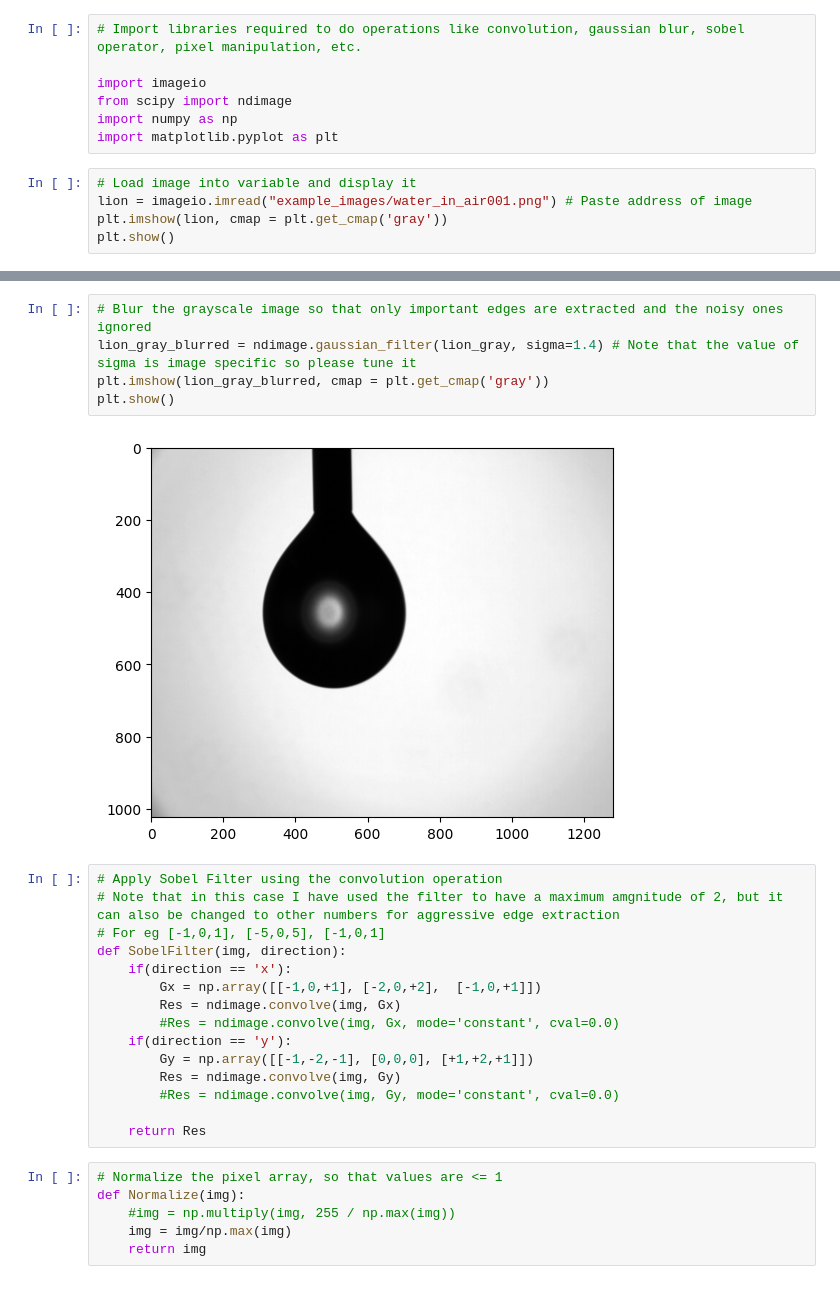
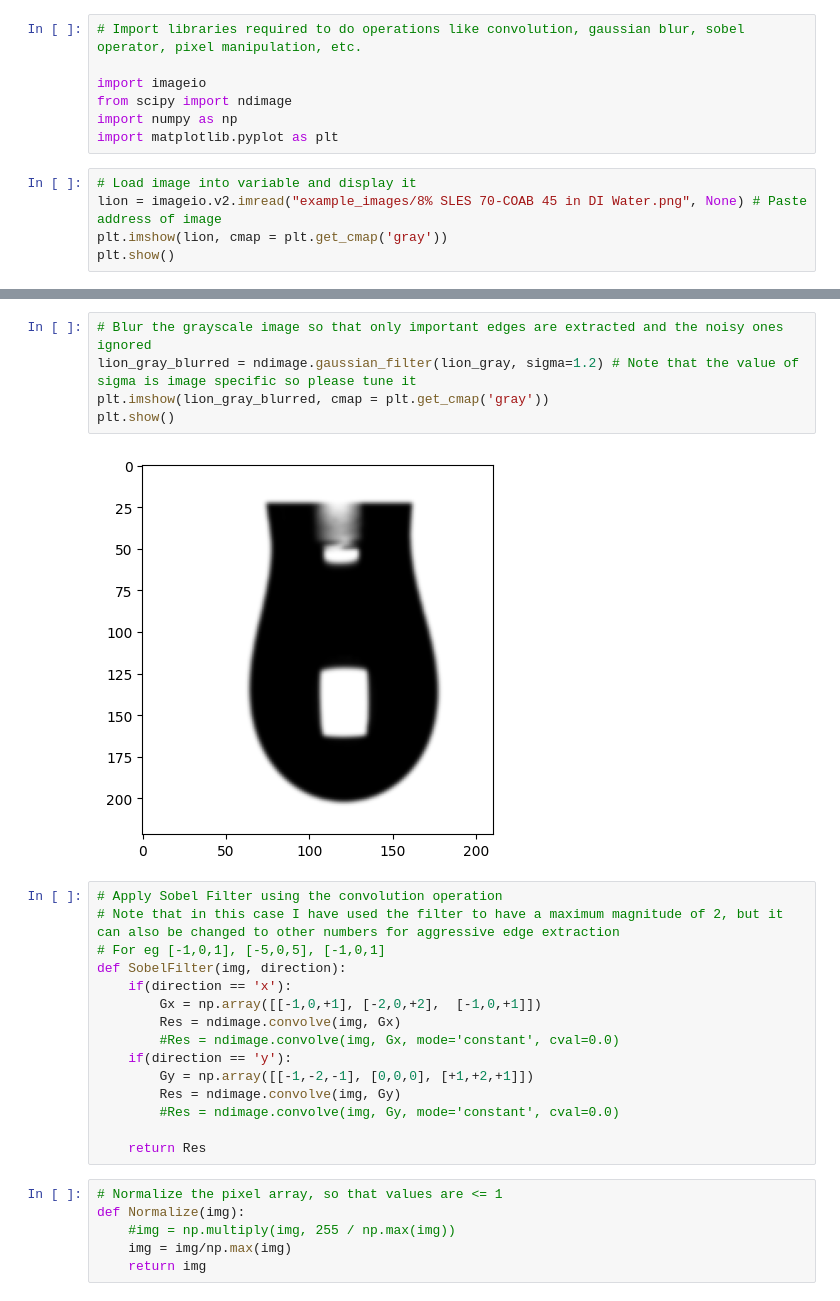
Before and after one commit to DmitriLyalikov/pdt-extract, a Jupyter notebook: Canny Edge Detector.ipynb, the cells around one changed output, grey strips where cells are left out. Drawn from its saved outputs; the diff is of its cells as text.

```diff
--- a/Canny Edge Detector.ipynb
+++ b/Canny Edge Detector.ipynb
@@ -7,7 +7,7 @@ import numpy as np
 import matplotlib.pyplot as plt
 # %%
 # Load image into variable and display it
-lion = imageio.imread("example_images/water_in_air001.png") # Paste address of image
+lion = imageio.v2.imread("example_images/8% SLES 70-COAB 45 in DI Water.png", None) # Paste address of image
 plt.imshow(lion, cmap = plt.get_cmap('gray'))
 plt.show()
 # %% [output]
@@ -23,13 +23,13 @@ plt.show()
 # %%
 # Blur the grayscale image so that only important edges are extracted and the noisy ones ignored
-lion_gray_blurred = ndimage.gaussian_filter(lion_gray, sigma=1.4) # Note that the value of sigma is image specific so please tune it
+lion_gray_blurred = ndimage.gaussian_filter(lion_gray, sigma=1.2) # Note that the value of sigma is image specific so please tune it
 plt.imshow(lion_gray_blurred, cmap = plt.get_cmap('gray'))
 plt.show()
 # %% [output]
-[figure, old version]
+[figure, new version]
 # %%
 # Apply Sobel Filter using the convolution operation
-# Note that in this case I have used the filter to have a maximum amgnitude of 2, but it can also be changed to other numbers for aggressive edge extraction
+# Note that in this case I have used the filter to have a maximum magnitude of 2, but it can also be changed to other numbers for aggressive edge extraction
 # For eg [-1,0,1], [-5,0,5], [-1,0,1]
 def SobelFilter(img, direction):
     if(direction == 'x'):
```
Also changed, not shown: parts of 11 cells of this notebook, 4 other files.
